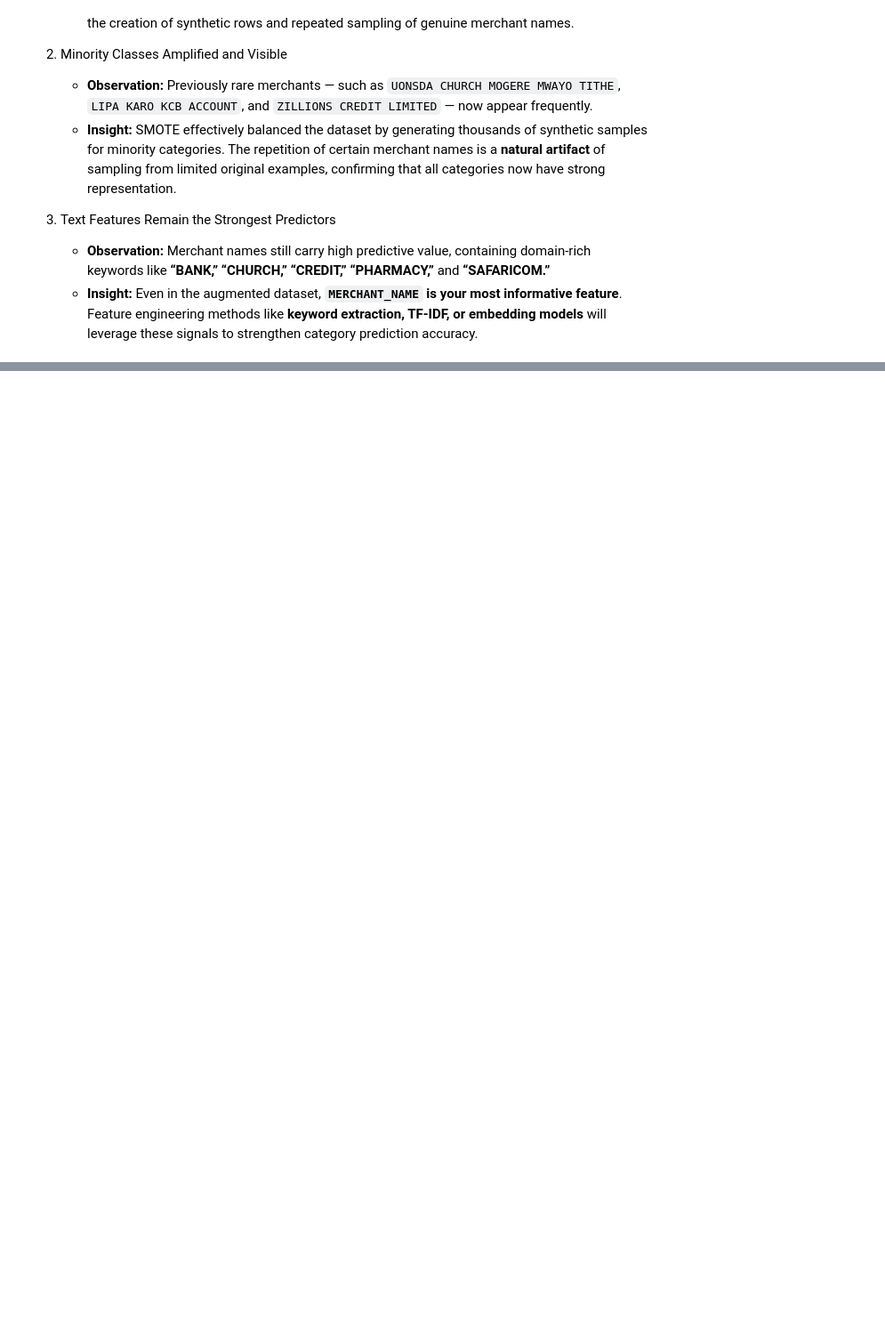
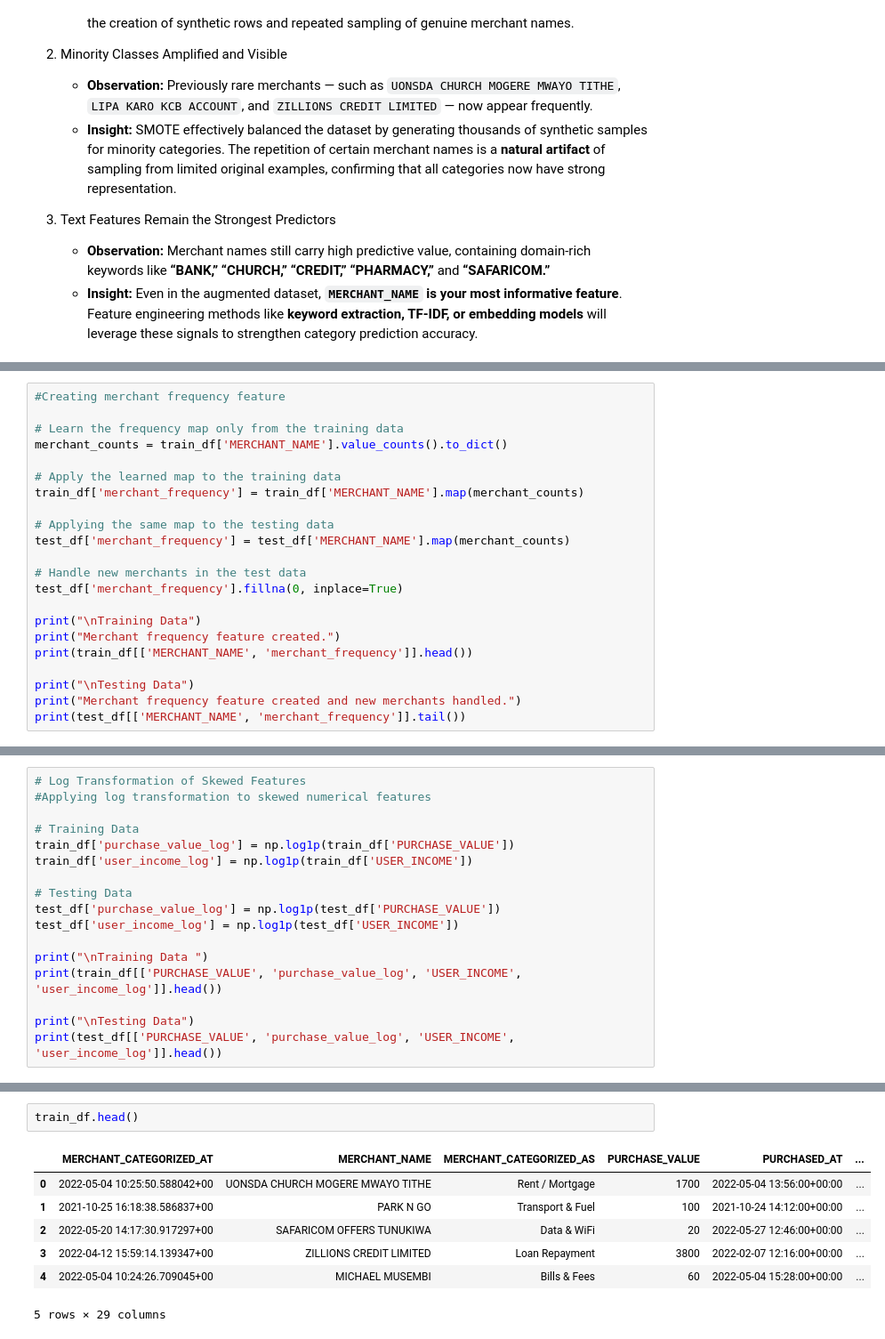
Before and after one commit to Itskuloba/money-management-classification, a Jupyter notebook: finance.ipynb, the cells around one changed output, grey strips where cells are left out. Shown at 89% size. Drawn from its saved outputs; the diff is of its cells as text; blank space fills up the shorter version.

```diff
--- a/finance.ipynb
+++ b/finance.ipynb
@@ -679,0 +871,22 @@ Name: count, dtype: int64
+# %%
+#Creating merchant frequency feature
+
+# Learn the frequency map only from the training data
+merchant_counts = train_df['MERCHANT_NAME'].value_counts().to_dict()
+
+# Apply the learned map to the training data
+train_df['merchant_frequency'] = train_df['MERCHANT_NAME'].map(merchant_counts)
+
+# Applying the same map to the testing data
+test_df['merchant_frequency'] = test_df['MERCHANT_NAME'].map(merchant_counts)
+
+# Handle new merchants in the test data
+test_df['merchant_frequency'].fillna(0, inplace=True)
+
+print("\nTraining Data")
+print("Merchant frequency feature created.")
+print(train_df[['MERCHANT_NAME', 'merchant_frequency']].head())
+
+print("\nTesting Data")
+print("Merchant frequency feature created and new merchants handled.")
+print(test_df[['MERCHANT_NAME', 'merchant_frequency']].tail())
@@ -679,0 +919,17 @@ Name: count, dtype: int64
+# %%
+# Log Transformation of Skewed Features
+#Applying log transformation to skewed numerical features
+
+# Training Data
+train_df['purchase_value_log'] = np.log1p(train_df['PURCHASE_VALUE'])
+train_df['user_income_log'] = np.log1p(train_df['USER_INCOME'])
+
+# Testing Data
+test_df['purchase_value_log'] = np.log1p(test_df['PURCHASE_VALUE'])
+test_df['user_income_log'] = np.log1p(test_df['USER_INCOME'])
+
+print("\nTraining Data ")
+print(train_df[['PURCHASE_VALUE', 'purchase_value_log', 'USER_INCOME', 'user_income_log']].head())
+
+print("\nTesting Data")
+print(test_df[['PURCHASE_VALUE', 'purchase_value_log', 'USER_INCOME', 'user_income_log']].head())
@@ -679,0 +972,10 @@ Name: count, dtype: int64
+# %%
+train_df.head()
+# %% [output]
+|  | MERCHANT_CATEGORIZED_AT | MERCHANT_NAME | MERCHANT_CATEGORIZED_AS | PURCHASE_VALUE | PURCHASED_AT | ... |
+| 0 | 2022-05-04 10:25:50.588042+00 | UONSDA CHURCH MOGERE MWAYO TITHE | Rent / Mortgage | 1700 | 2022-05-04 13:56:00+00:00 | ... |
+| 1 | 2021-10-25 16:18:38.586837+00 | PARK N GO | Transport & Fuel | 100 | 2021-10-24 14:12:00+00:00 | ... |
+| 2 | 2022-05-20 14:17:30.917297+00 | SAFARICOM OFFERS TUNUKIWA | Data & WiFi | 20 | 2022-05-27 12:46:00+00:00 | ... |
+| 3 | 2022-04-12 15:59:14.139347+00 | ZILLIONS CREDIT LIMITED | Loan Repayment | 3800 | 2022-02-07 12:16:00+00:00 | ... |
+| 4 | 2022-05-04 10:24:26.709045+00 | MICHAEL MUSEMBI | Bills & Fees | 60 | 2022-05-04 15:28:00+00:00 | ... |
+5 rows × 29 columns
```
Also changed, not shown: parts of 39 cells of this notebook, 6 other files.
